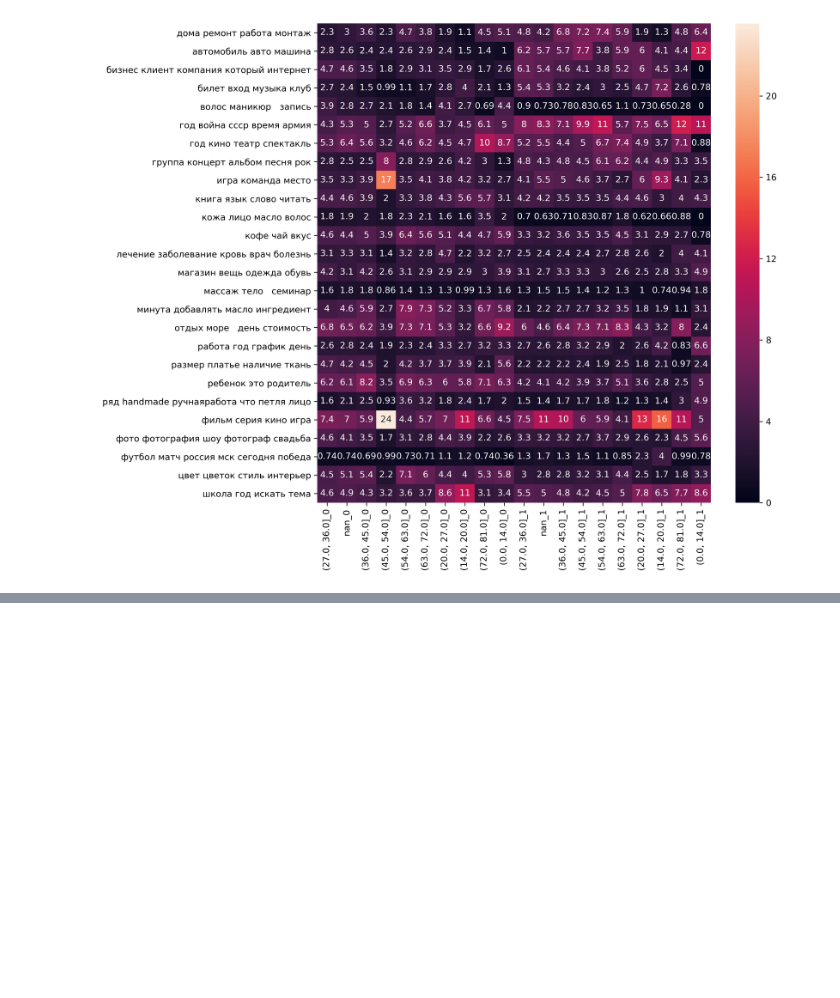
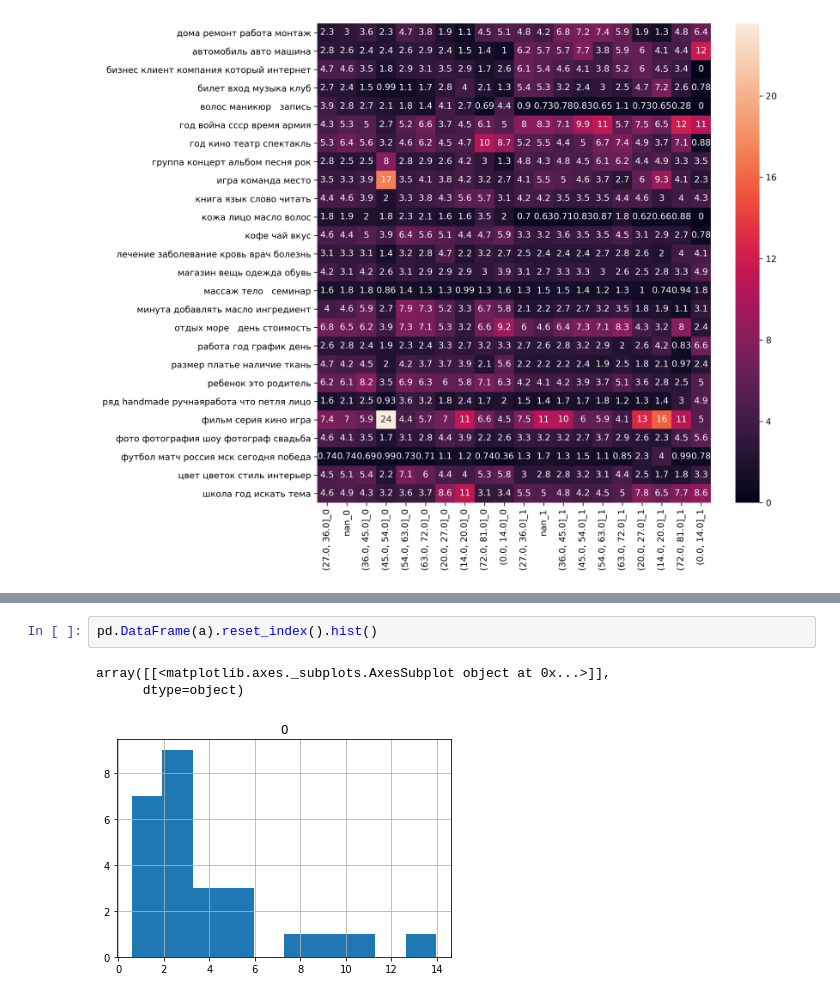
Before and after one commit to Vladimirchizh/TopicModeling, a Jupyter notebook: using_trained_model.ipynb, the cells around one changed output, grey strips where cells are left out. Drawn from its saved outputs; the diff is of its cells as text; blank space fills up the shorter version.

```diff
--- a/using_trained_model.ipynb
+++ b/using_trained_model.ipynb
@@ -143,0 +206,6 @@ plt.show(heat_map)
+# %%
+pd.DataFrame(a).reset_index().hist()
+# %% [output]
+array([[<matplotlib.axes._subplots.AxesSubplot object at 0x...>]],
+      dtype=object)
+[figure, added]
```
Also changed, not shown: parts of 6 cells of this notebook, 4 other files.
